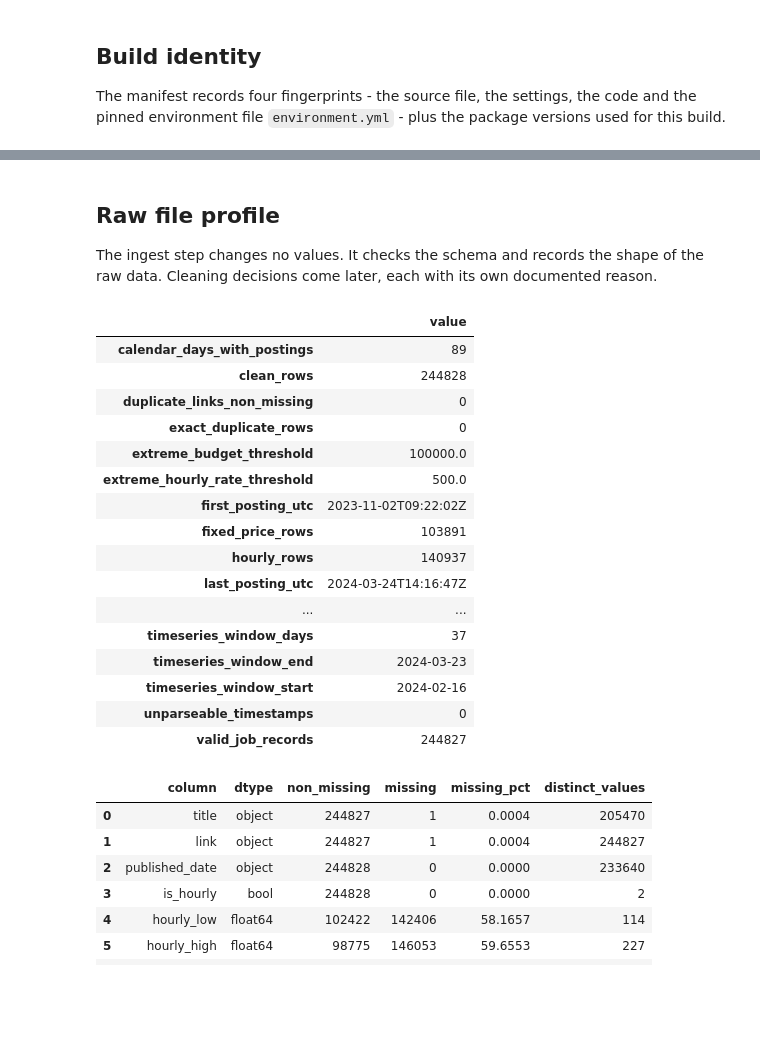
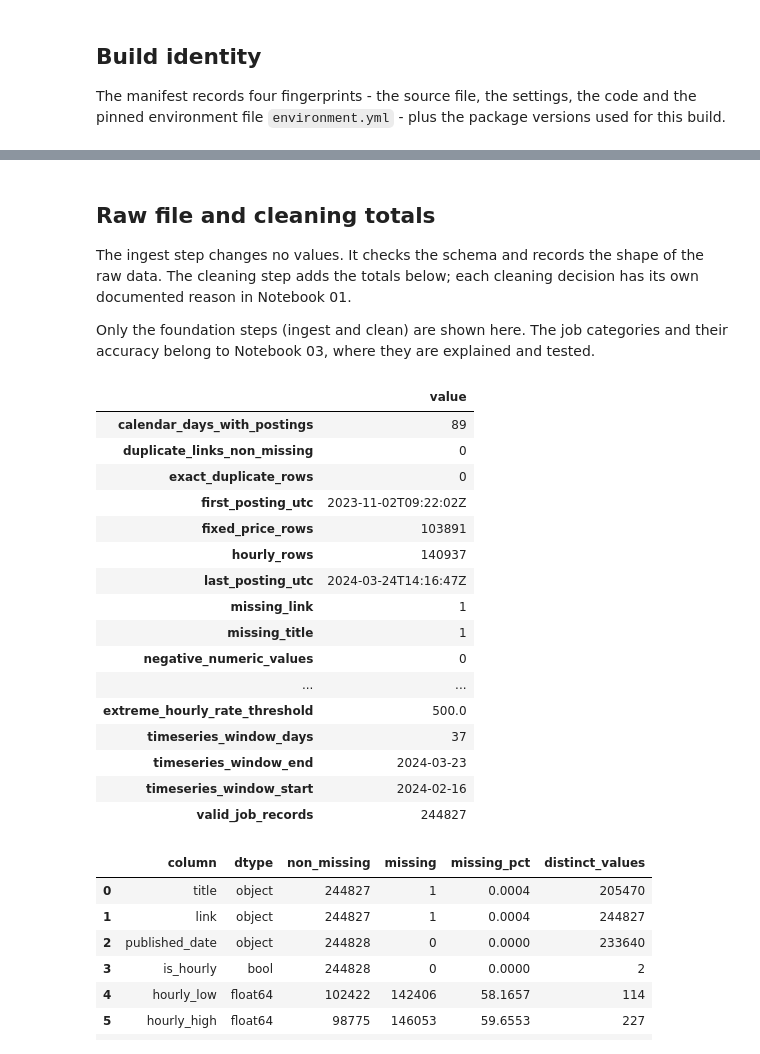
Before and after one commit to manishanagda1997-debug/Project_8_NHIS, a Jupyter notebook: notebooks/00_build_overview.ipynb, the cells around one changed output, grey strips where cells are left out. Drawn from its saved outputs; the diff is of its cells as text; code cells hidden in the pictures; blank space fills up the shorter version.

```diff
--- a/notebooks/00_build_overview.ipynb
+++ b/notebooks/00_build_overview.ipynb
@@ -58,28 +58,30 @@ identity.to_frame("value")
 | package: scikit-learn | 1.5.2 |
 | package: scipy | 1.14.1 |
 # %% [markdown]
-## Raw file profile
+## Raw file and cleaning totals
 
-The ingest step changes no values. It checks the schema and records the shape of the raw data. Cleaning decisions come later, each with its own documented reason.
+The ingest step changes no values. It checks the schema and records the shape of the raw data. The cleaning step adds the totals below; each cleaning decision has its own documented reason in Notebook 01.
+
+Only the foundation steps (ingest and clean) are shown here. The job categories and their accuracy belong to Notebook 03, where they are explained and tested.
 # %%
-pd.Series(project.counts).to_frame("value")
+pd.Series(project.step_metrics("ingest", "clean")).to_frame("value")
 # %% [output]
 |  | value |
 | calendar_days_with_postings | 89 |
-| clean_rows | 244828 |
 | duplicate_links_non_missing | 0 |
 | exact_duplicate_rows | 0 |
-| extreme_budget_threshold | 100000.0 |
-| extreme_hourly_rate_threshold | 500.0 |
 | first_posting_utc | 2023-11-02T09:22:02Z |
 | fixed_price_rows | 103891 |
 | hourly_rows | 140937 |
 | last_posting_utc | 2024-03-24T14:16:47Z |
+| missing_link | 1 |
+| missing_title | 1 |
+| negative_numeric_values | 0 |
 | ... | ... |
+| extreme_hourly_rate_threshold | 500.0 |
 | timeseries_window_days | 37 |
 | timeseries_window_end | 2024-03-23 |
 | timeseries_window_start | 2024-02-16 |
-| unparseable_timestamps | 0 |
 | valid_job_records | 244827 |
 # %%
 project.read_csv("raw_column_profile.csv")
```
Also changed, not shown: parts of 2 cells of this notebook, 18 other files.
